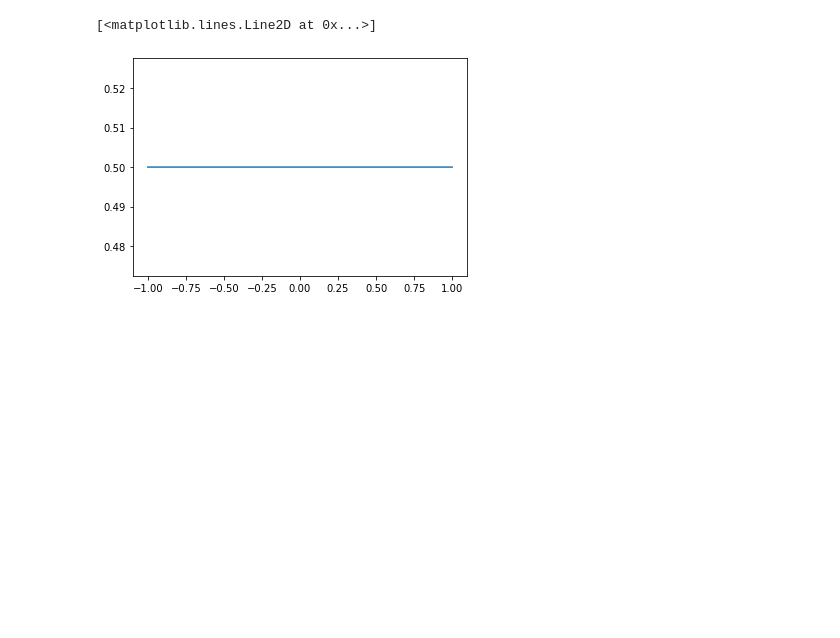
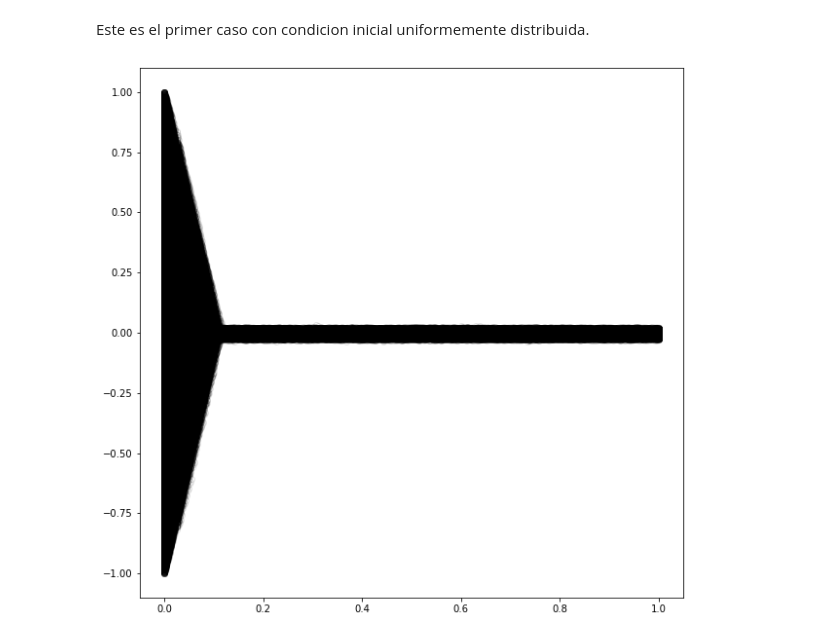
Before and after one commit to PatricioClark/opinion_model, a Jupyter notebook: Simulacion.ipynb, the cells around one changed output. Cells and saved outputs as stored; diff of their text form; code cells hidden in the pictures; blank space fills up the shorter version.

Commit message:
Codigo para simulaciones

```diff
--- a/Simulacion.ipynb
+++ b/Simulacion.ipynb
@@ -51,15 +56,0 @@ def simulacion(condicion_inicial,h):
-# %%
-N = 10000
-h = 0.01
-nt = 1000
-agentes = np.linspace(-1,1,N)
-tiempo = np.linspace(0,1,nt)
-cond_ini = solution(agentes,tiempo)
-plt.plot(agentes,cond_ini,'o')
-plt.show()
-
-test = []
-for i in range(len(tiempo)):
-    test.append(cond_ini)
-    u = simulacion(cond_ini,h)
-    cond_ini = u
@@ -68 +59,18 @@ for i in range(len(tiempo)):
+# %%
+N = 10000
+h = 0.01
+nt = 500
+tiempo = np.linspace(0,1,nt)
+# %% [markdown]
+Este es el primer caso con condicion inicial uniformemente distribuida.
+# %%
+agentes = np.random.uniform(-1,1,N)
+
+x_agentes = []
+dens = []
+for i in range(len(tiempo)):
+    x_agentes.append(agentes.copy())
+    dens.append(densidad(agentes).copy())
+    u = simulacion(agentes,h)
+    agentes = u
 # %%
@@ -70,5 +78,7 @@ gif_sol(test,tiempo,agentes)
-# %%
-plt.plot(agentes,solution(agentes,tiempo))
-# %% [output]
-[<matplotlib.lines.Line2D at 0x...>]
-[figure, removed]
+# %%
+plt.figure(figsize=(10,10))
+for i in range(len(tiempo)):
+    plt.plot(tiempo[i] * np.ones(N),x_agentes[i],'ko',alpha = 0.1,fillstyle='none')
+plt.show()
+# %% [output]
+[figure, added]
```
Also changed, not shown: parts of 9 cells of this notebook.
